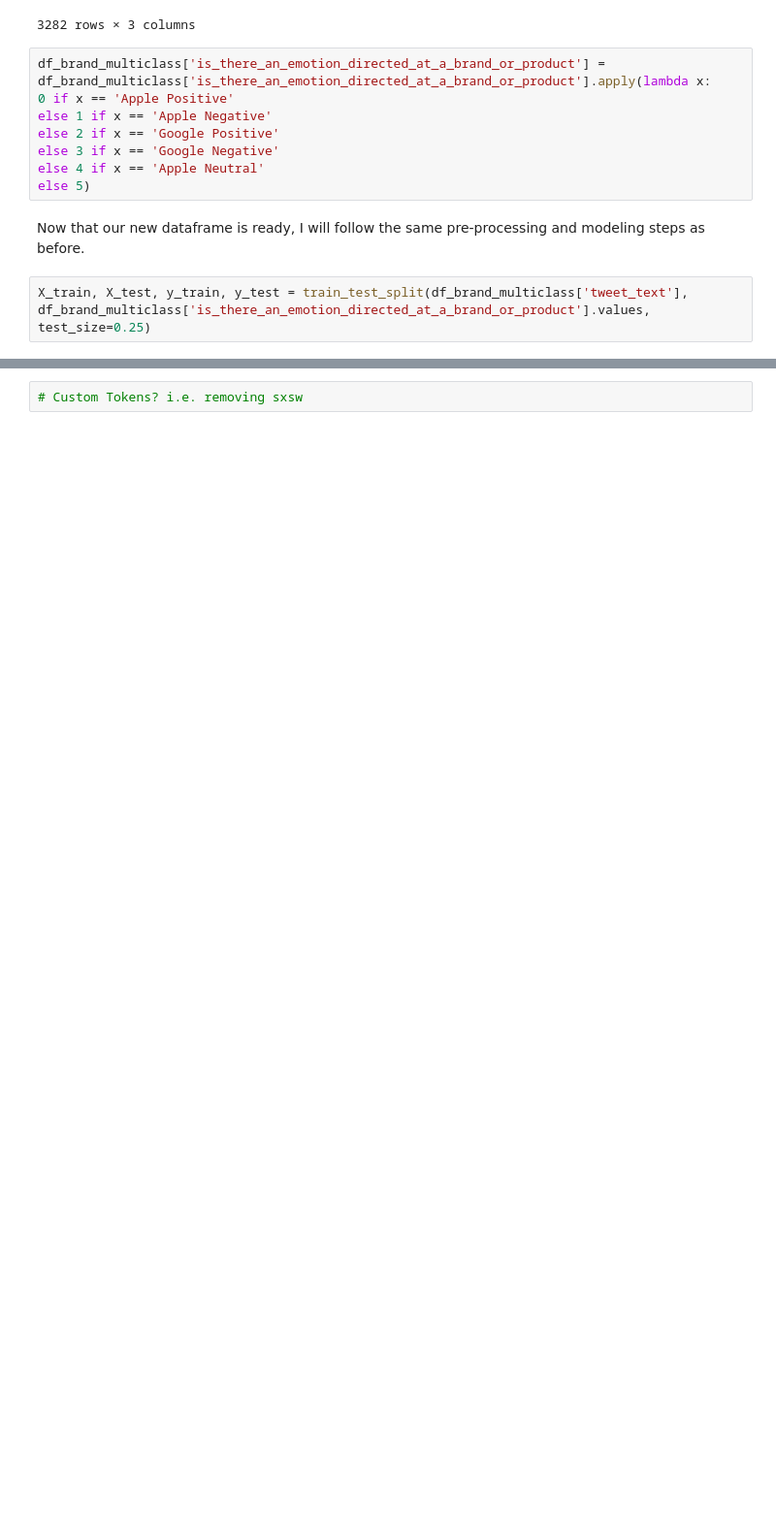
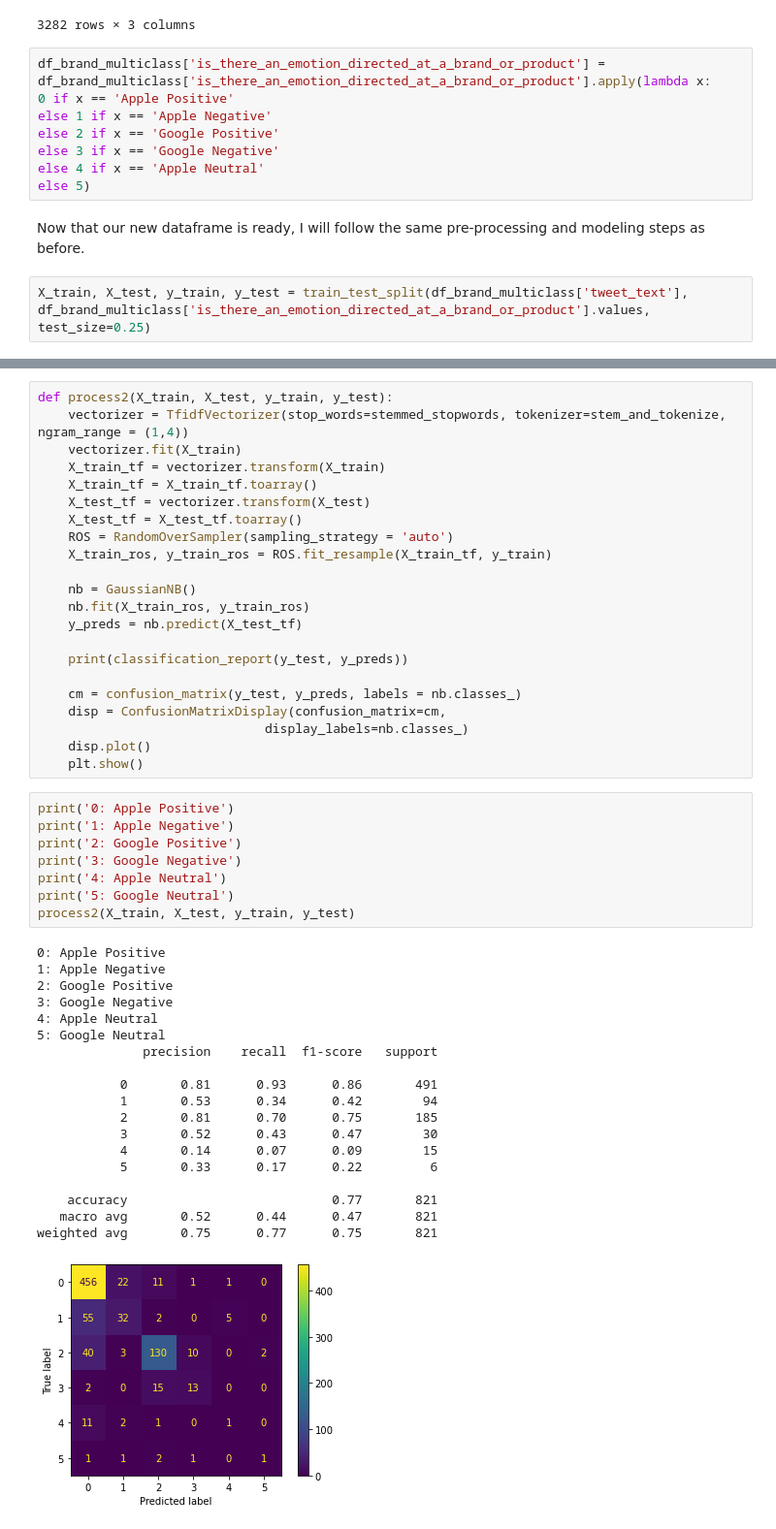
Before and after one commit to mitchellren123/Twitter-NLP-Sentiment, a Jupyter notebook: Twitter-NLP.ipynb, the cells around one changed output, grey strips where cells are left out. Shown: that part at 97% size. Saved outputs shown, nothing was run; the diff lists cells and outputs as text; blank space fills up the shorter version.

```diff
--- a/Twitter-NLP.ipynb
+++ b/Twitter-NLP.ipynb
@@ -700,2 +721,50 @@ In order to help our model learn the differences between brands and sentiment, l
-# %%
-# Custom Tokens? i.e. removing sxsw
+# %%
+def process2(X_train, X_test, y_train, y_test):
+    vectorizer = TfidfVectorizer(stop_words=stemmed_stopwords, tokenizer=stem_and_tokenize, ngram_range = (1,4))
+    vectorizer.fit(X_train)
+    X_train_tf = vectorizer.transform(X_train)
+    X_train_tf = X_train_tf.toarray()
+    X_test_tf = vectorizer.transform(X_test)
+    X_test_tf = X_test_tf.toarray()
+    ROS = RandomOverSampler(sampling_strategy = 'auto')
+    X_train_ros, y_train_ros = ROS.fit_resample(X_train_tf, y_train)
+
+    nb = GaussianNB()
+    nb.fit(X_train_ros, y_train_ros)
+    y_preds = nb.predict(X_test_tf)
+
+    print(classification_report(y_test, y_preds))
+
+    cm = confusion_matrix(y_test, y_preds, labels = nb.classes_)
+    disp = ConfusionMatrixDisplay(confusion_matrix=cm,
+                              display_labels=nb.classes_)
+    disp.plot()
+    plt.show()
+# %%
+print('0: Apple Positive')
+print('1: Apple Negative')
+print('2: Google Positive')
+print('3: Google Negative')
+print('4: Apple Neutral')
+print('5: Google Neutral')
+process2(X_train, X_test, y_train, y_test)
+# %% [output]
+0: Apple Positive
+1: Apple Negative
+2: Google Positive
+3: Google Negative
+4: Apple Neutral
+5: Google Neutral
+              precision    recall  f1-score   support
+
+           0       0.81      0.93      0.86       491
+           1       0.53      0.34      0.42        94
+           2       0.81      0.70      0.75       185
+           3       0.52      0.43      0.47        30
+           4       0.14      0.07      0.09        15
+           5       0.33      0.17      0.22         6
+
+    accuracy                           0.77       821
+   macro avg       0.52      0.44      0.47       821
+weighted avg       0.75      0.77      0.75       821
+[figure, added]
```
Also changed, not shown: parts of 23 cells of this notebook.
